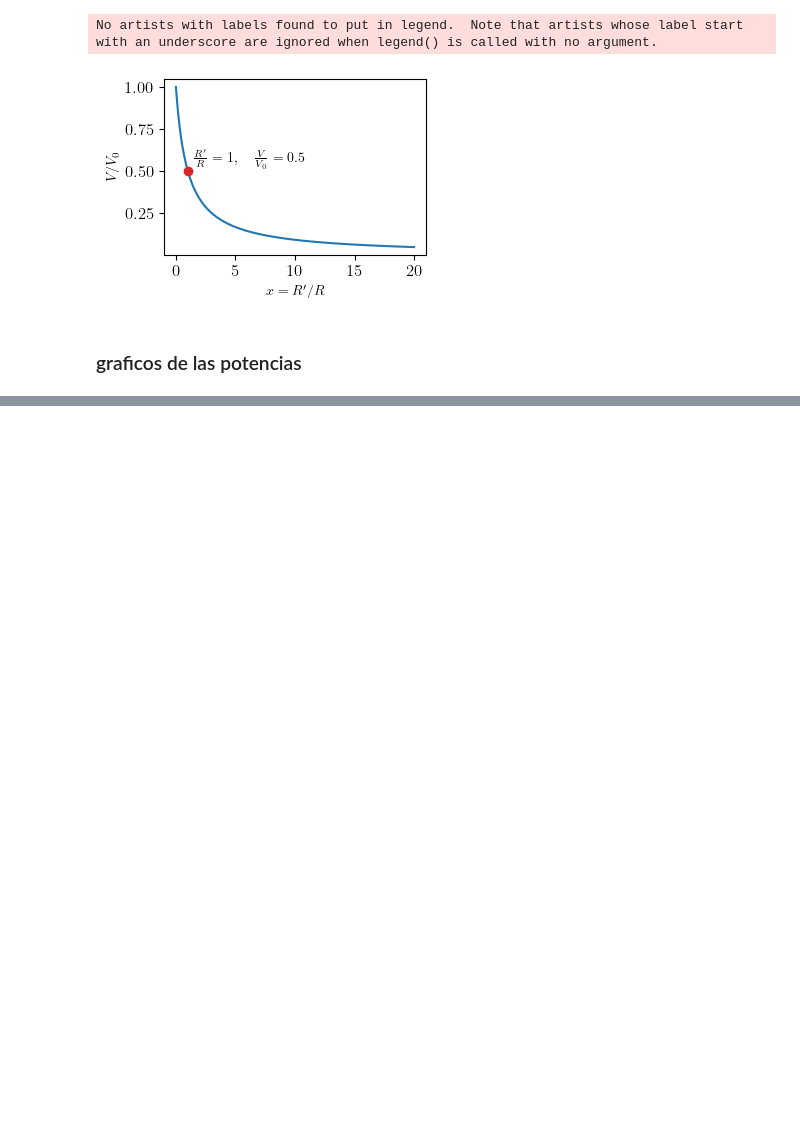
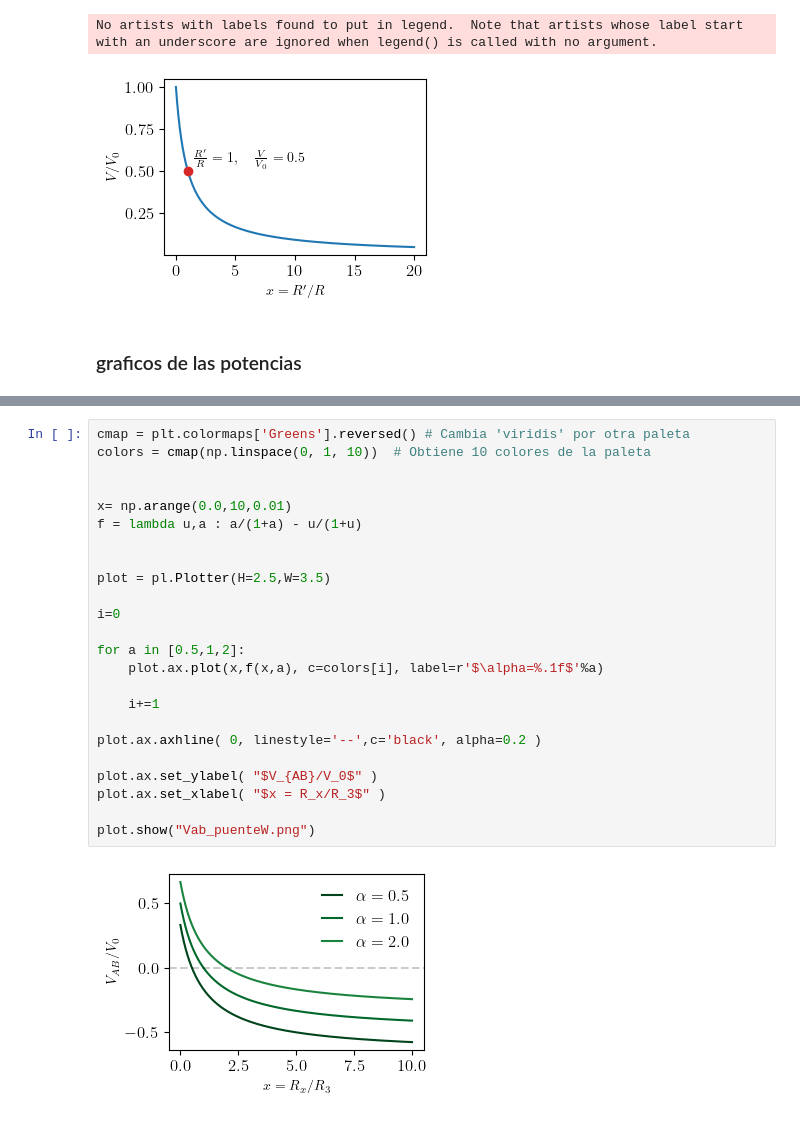
Before and after one commit to chacoma/LABO3_DF_UBA, a Jupyter notebook: Apuntes/images/graficos.ipynb, the cells around one changed output, grey strips where cells are left out. Drawn from its saved outputs; the diff is of its cells as text; blank space fills up the shorter version.

```diff
--- a/Apuntes/images/graficos.ipynb
+++ b/Apuntes/images/graficos.ipynb
@@ -149,0 +150,26 @@ plot.show()
+# %%
+cmap = plt.colormaps['Greens'].reversed() # Cambia 'viridis' por otra paleta
+colors = cmap(np.linspace(0, 1, 10))  # Obtiene 10 colores de la paleta
+
+
+x= np.arange(0.0,10,0.01)
+f = lambda u,a : a/(1+a) - u/(1+u)
+
+
+plot = pl.Plotter(H=2.5,W=3.5)
+
+i=0
+
+for a in [0.5,1,2]:
+    plot.ax.plot(x,f(x,a), c=colors[i], label=r'$\alpha=%.1f$'%a)
+
+    i+=1
+
+plot.ax.axhline( 0, linestyle='--',c='black', alpha=0.2 )
+
+plot.ax.set_ylabel( "$V_{AB}/V_0$" )
+plot.ax.set_xlabel( "$x = R_x/R_3$" )
+
+plot.show("Vab_puenteW.png")
+# %% [output]
+[figure, added]
```
Also changed, not shown: parts of 1 cell of this notebook, 5 other files.
